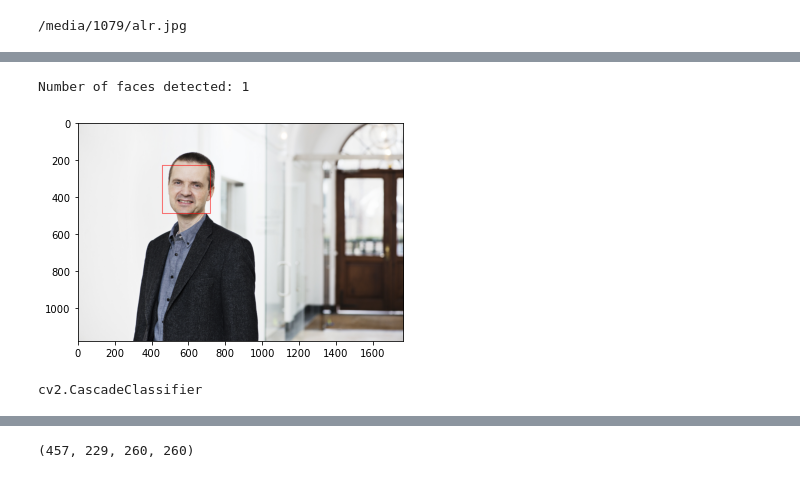
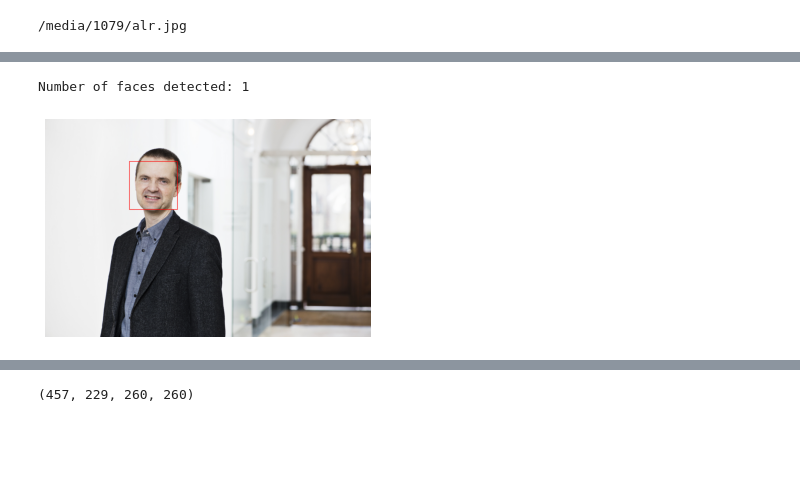
Before and after one commit to rbuerki/clone-a-consultant-with-GANs, a Jupyter notebook: dev/1-Retrieve_and_process_data.ipynb, the cells around one changed output, grey strips where cells are left out. Cells and saved outputs as stored; diff of their text form; code cells hidden in the pictures; blank space fills up the shorter version.

```diff
--- a/dev/1-Retrieve_and_process_data.ipynb
+++ b/dev/1-Retrieve_and_process_data.ipynb
@@ -33,6 +32,14 @@ import pandas as pd
 import requests
 from bs4 import BeautifulSoup
 from PIL import Image
+# %%
+config_path = Path.cwd() / "config.cfg"
+
+config = configparser.ConfigParser()
+config.read(config_path)
+full_url = config.get("WEBSITE", "FULL_URL")
+base_url = config.get("WEBSITE", "BASE_URL")
+fc_location = config.get("RESOURCES", "FACE_CASCADE_LOCATION")
 # %% [markdown]
 ## Dev & Test
 
@@ -44,4 +47,7 @@ response = requests.get(url)
 # %%
+# Fetch web page content
+response = requests.get(full_url)
+
 # Response is in JSON-Format, save to dict
 employees = json.loads(response.text)
 
@@ -78,35 +90,28 @@ Notes: `haarcascade_frontalface_default.xml` was to sensitive, I played around w
 # %%
 # Extract pre-trained face detector
-face_cascade = cv2.CascadeClassifier("resources/haarcascade_frontalface_alt.xml")
+face_cascade = cv2.CascadeClassifier(fc_location)
 
-# Convert PIL image to OpenCV image and this to gray scale
+# Convert RGB PIL image to OpenCV image, then to BGR and then to gray scale
 cv_img = np.array(pil_img)
 cv_bgr = np.flip(cv_img, axis=-1)
-
-# # ALT -  Load color (BGR) test_image
-# cv_img = cv2.imread("resources/test_image.jpg")
-
 cv_gray = cv2.cvtColor(cv_img, cv2.COLOR_BGR2GRAY)
 
 # Find faces in image
 faces = face_cascade.detectMultiScale(cv_gray)
 print('Number of faces detected:', len(faces))
 
 # Get bounding box for each detected face
 for (x,y,w,h) in faces:
-    # add bounding box to color image
+    # and add bounding box to color image
     cv2.rectangle(cv_img,(x,y),(x+w,y+h),(255,0,0),2)
 
 # Convert BGR image to RGB for plotting
-cv_rgb = cv2.cvtColor(cv_img, cv2.COLOR_BGR2RGB)
+# cv_rgb = cv2.cvtColor(cv_img, cv2.COLOR_BGR2RGB)
 
 # Display the image, along with bounding box
 plt.imshow(cv_img)
+plt.axis("off")
 plt.show()
 # %% [output]
 Number of faces detected: 1
-[figure, old version]
+[figure, new version]
-# %%
-type(face_cascade)
-# %% [output]
-cv2.CascadeClassifier
```
Also changed, not shown: parts of 18 cells of this notebook, 1 other file.
